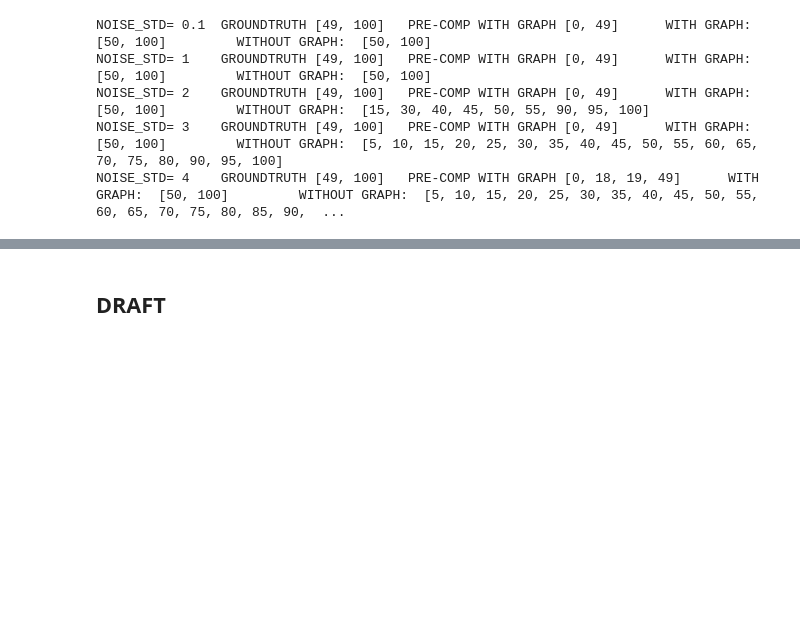
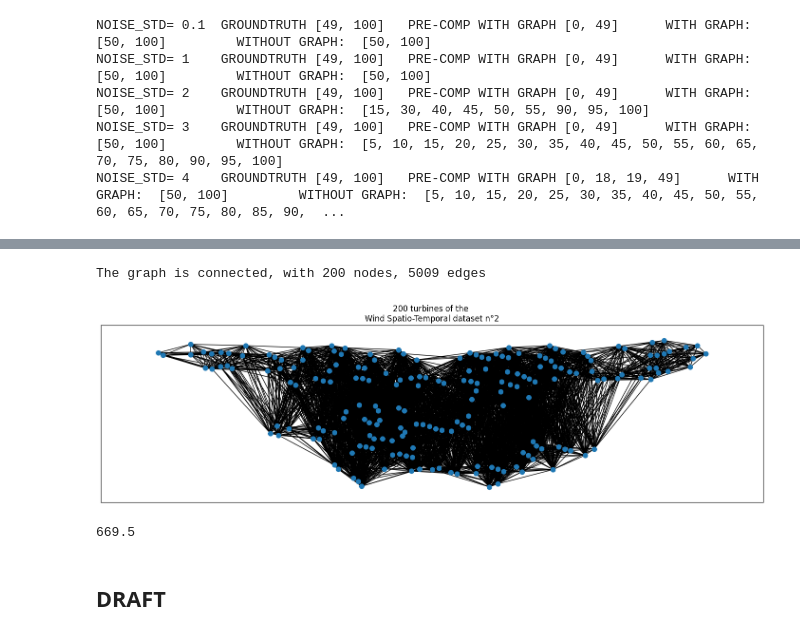
Before and after one commit to evenmatencio/graph-signals-change-point-detection, a Jupyter notebook: cpd_playground.ipynb, the cells around one changed output, grey strips where cells are left out. Drawn from its saved outputs; the diff is of its cells as text; code cells hidden in the pictures; blank space fills up the shorter version.

```diff
--- a/cpd_playground.ipynb
+++ b/cpd_playground.ipynb
@@ -547,3 +631,22 @@ NOISE_STD= 4    GROUNDTRUTH [49, 100]   PRE-COMP WITH GRAPH [0, 18, 19, 49]
+# %%
+sigma = np.median(dist_mat_condensed)  # median heuristic
+EXP_THRESHOLD = 0.8
+adjacency_matrix_gaussian = squareform(get_exponential_similarity(dist_mat_condensed, sigma, EXP_THRESHOLD))
+G_exp = nx.Graph(adjacency_matrix_gaussian)
+print(f"The graph is {'not ' if not nx.is_connected(G_exp) else ''}connected, with {G_exp.order()} nodes, {G_exp.size()} edges")
+# %% [output]
+The graph is connected, with 200 nodes, 5009 edges
+# %%
+length = 18
+fig, ax = plt.subplots(1, 1, figsize=(length, length/rendering_ratio))
+ax.set_title('200 turbines of the \nWind Spatio-Temporal dataset n°2')
+nx.draw_networkx(G_exp, with_labels=False,  ax=ax, node_size=50, width=1, pos=coord_dict_formatted)
+# %% [output]
+[figure, added]
+# %%
+print(0.5*1339)
+# %% [output]
+669.5
 # %% [markdown]
 ## DRAFT
 # %%
```
Also changed, not shown: parts of 14 cells of this notebook, 2 other files.
